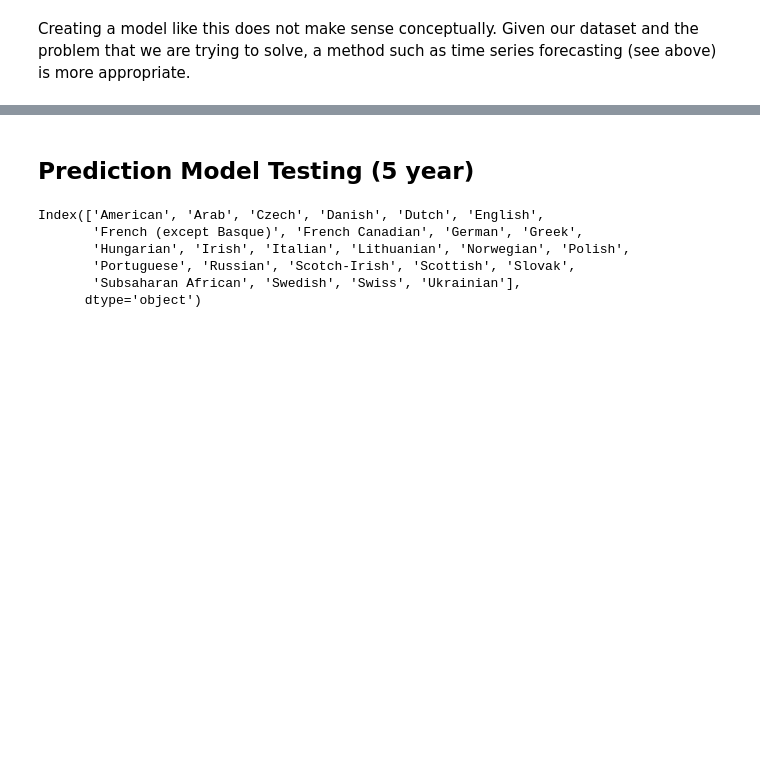
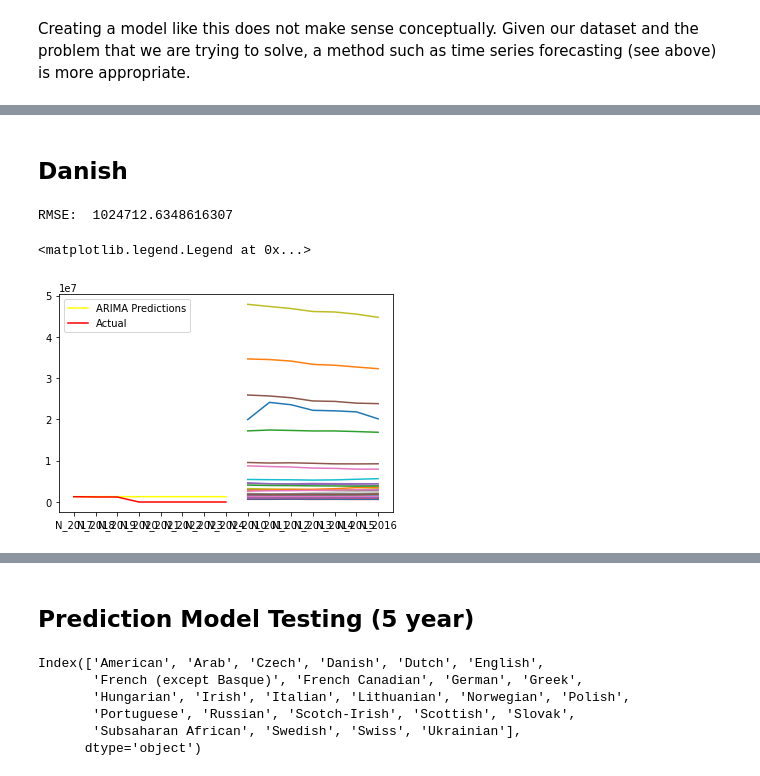
Before and after one commit to ljstaib/cs506-finalProject, a Jupyter notebook: Deliverable-5/Prediction.ipynb, the cells around one changed output, grey strips where cells are left out. Cells and saved outputs as stored; diff of their text form; code cells hidden in the pictures; blank space fills up the shorter version.

```diff
--- a/Deliverable-5/Prediction.ipynb
+++ b/Deliverable-5/Prediction.ipynb
@@ -673,0 +917,27 @@ Creating a model like this does not make sense conceptually. Given our dataset a
+# %% [markdown]
+## Danish
+# %%
+# Adjust ARIMA (Autoregressive Integrated Moving Average) model based on results
+ARIMAmodel = ARIMA(train['Danish'].astype(float), order = (6, 1, 3))
+ARIMAmodel = ARIMAmodel.fit()
+
+y_pred_dan = ARIMAmodel.get_forecast(len(test.index))
+y_pred_df_dan = y_pred_dan.conf_int(alpha = 0.05)
+y_pred_df_dan["Predictions"] = ARIMAmodel.predict(start = y_pred_df_dan.index[0], end = y_pred_df_dan.index[-1])
+y_pred_df_dan.index = test.index
+y_pred_out_dan = y_pred_df_dan["Predictions"]
+plt.plot(y_pred_out_dan, color='Yellow', label = 'ARIMA Predictions')
+plt.legend()
+
+arima_rmse = np.sqrt(mean_squared_error(test["Danish"].values, y_pred_df_dan["Predictions"]))
+print("RMSE: ",arima_rmse)
+plt.plot(train)
+
+plt.plot(test['Danish'], color='red', label = 'Actual')
+plt.legend()
+
+#plt.plot(y_pred_out, color='green', label = 'ARIMA prediction')
+# %% [output]
+RMSE:  1024712.6348616307
+<matplotlib.legend.Legend at 0x...>
+[figure, added]
```
Also changed, not shown: parts of 85 cells of this notebook.
